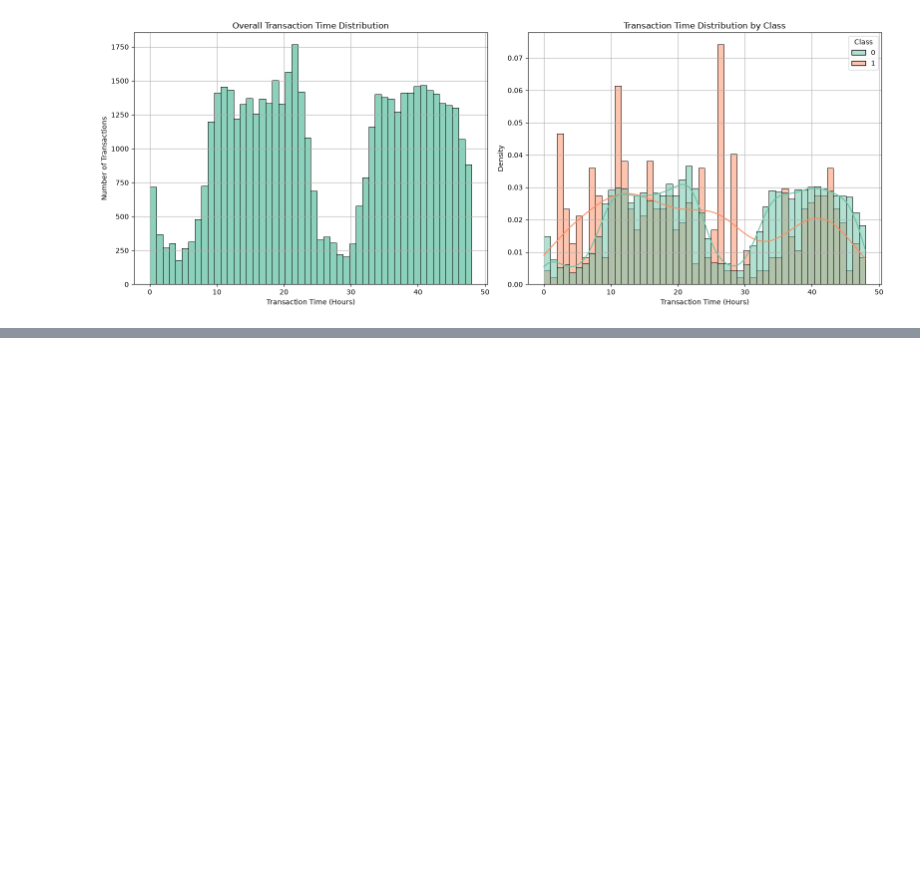
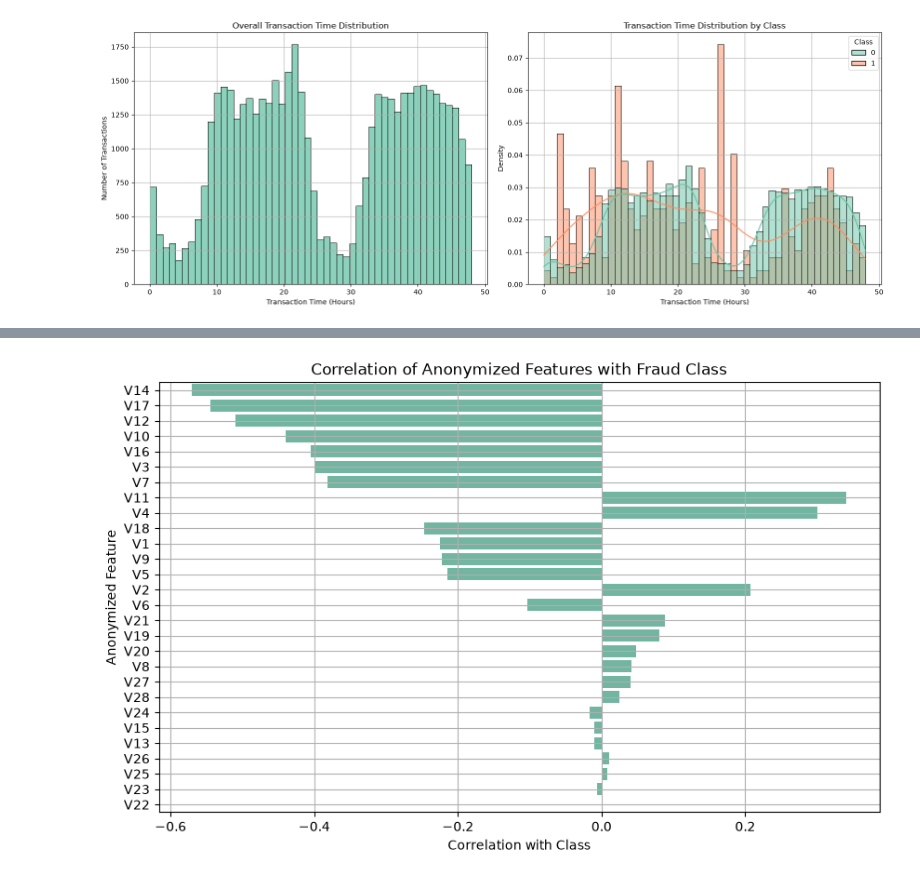
Before and after one commit to Elliotjkd1/fraud-detection-ml, a Jupyter notebook: eda.ipynb, the cells around one changed output, grey strips where cells are left out. Cells and saved outputs as stored; diff of their text form; code cells hidden in the pictures; blank space fills up the shorter version.

```diff
--- a/eda.ipynb
+++ b/eda.ipynb
@@ -185,0 +192,28 @@ plt.show()
+# %%
+plt.figure(figsize=(10,6))
+
+anonymized_features= [f"V{i}" for i in range(1,29)]
+
+correlation_values = df[anonymized_features].corrwith(df["Class"])
+
+correlation_df = correlation_values.reset_index()
+correlation_df.columns = ["Feature", "Correlation"]
+
+correlation_df["Abs_Correlation"] = correlation_df["Correlation"].abs()
+correlation_df = correlation_df.sort_values(by="Abs_Correlation", ascending=False)
+
+ax = sns.barplot(
+    data=correlation_df,
+    x="Correlation",
+    y="Feature",
+    color=sns.color_palette("Set2")[0]
+)
+
+ax.set_title("Correlation of Anonymized Features with Fraud Class")
+ax.set_xlabel("Correlation with Class")
+ax.set_ylabel("Anonymized Feature")
+
+plt.grid(True)
+plt.show()
+# %% [output]
+[figure, added]
```
Also changed, not shown: parts of 8 cells of this notebook.
